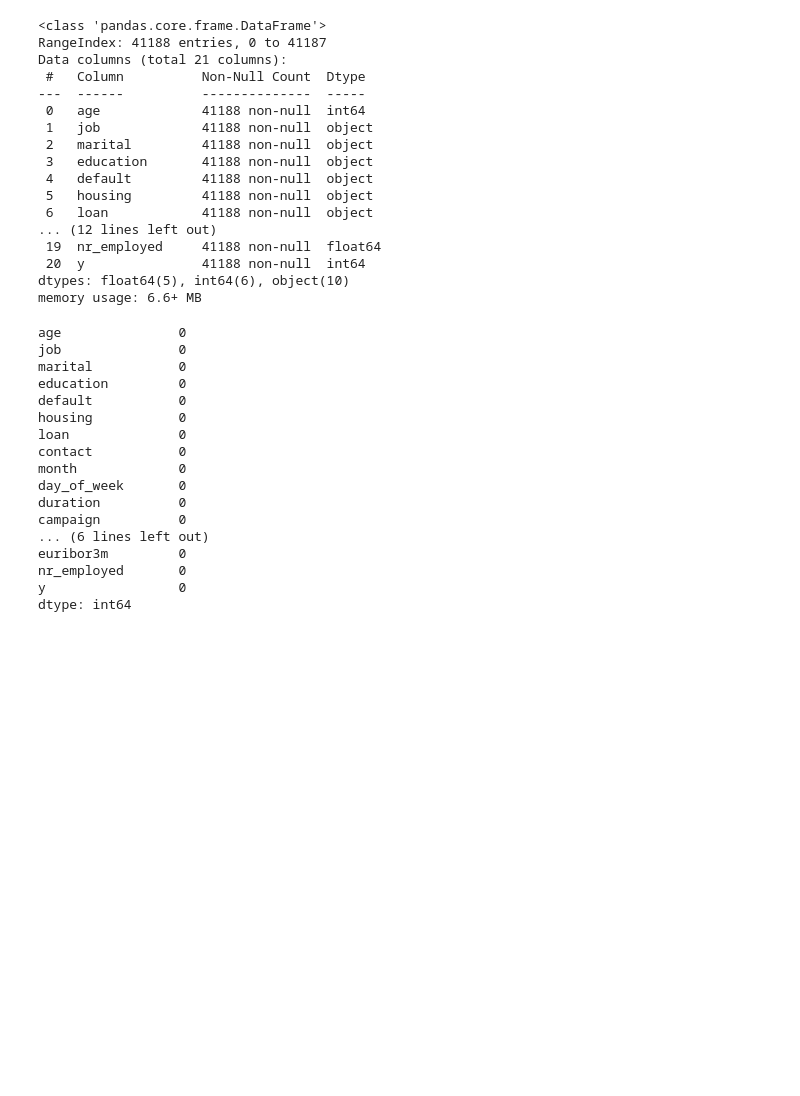
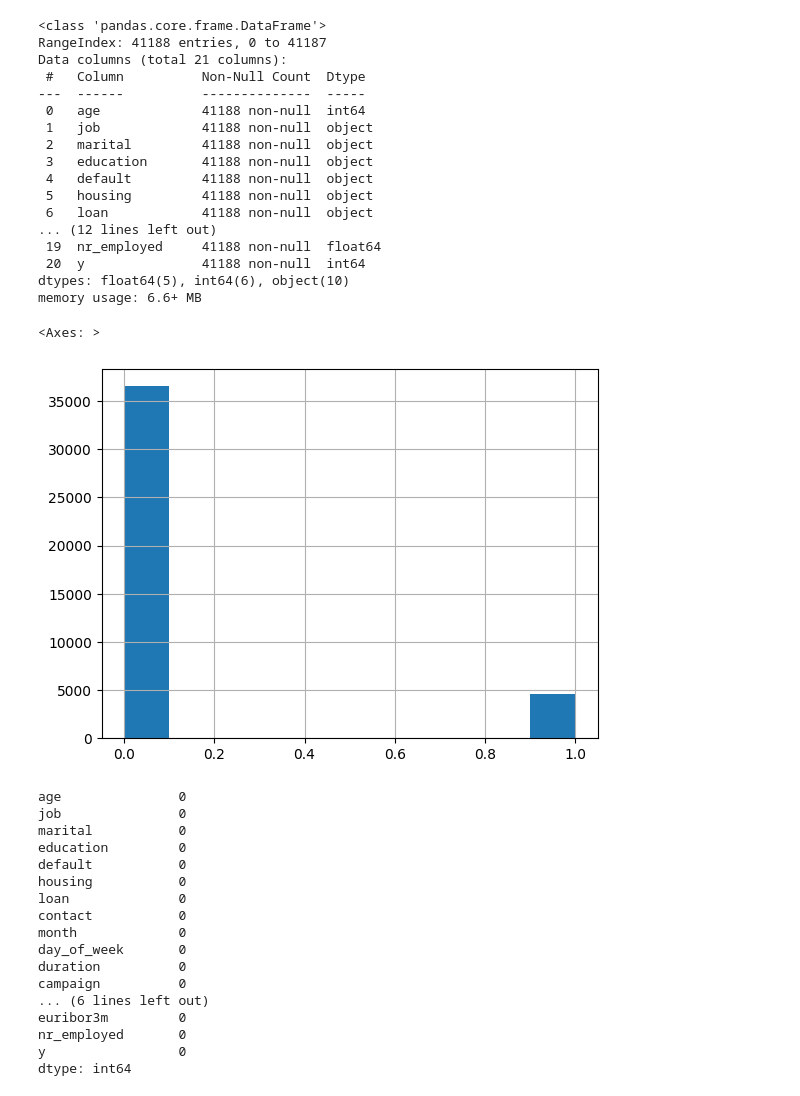
Before and after one commit to VavRe/data-mining-ut, a Jupyter notebook: Final/Campaign_Model.ipynb, the cells around one changed output. Drawn from its saved outputs; the diff is of its cells as text; code cells hidden in the pictures; blank space fills up the shorter version.

```diff
--- a/Final/Campaign_Model.ipynb
+++ b/Final/Campaign_Model.ipynb
@@ -30,6 +30,11 @@ Data columns (total 21 columns):
  20  y               41188 non-null  int64
 dtypes: float64(5), int64(6), object(10)
 memory usage: 6.6+ MB
+# %%
+df['y'].hist()
+# %% [output]
+<Axes: >
+[figure, added]
 # %%
 # Check for null values
 df.isnull().sum()
```
Also changed, not shown: parts of 38 cells of this notebook.
